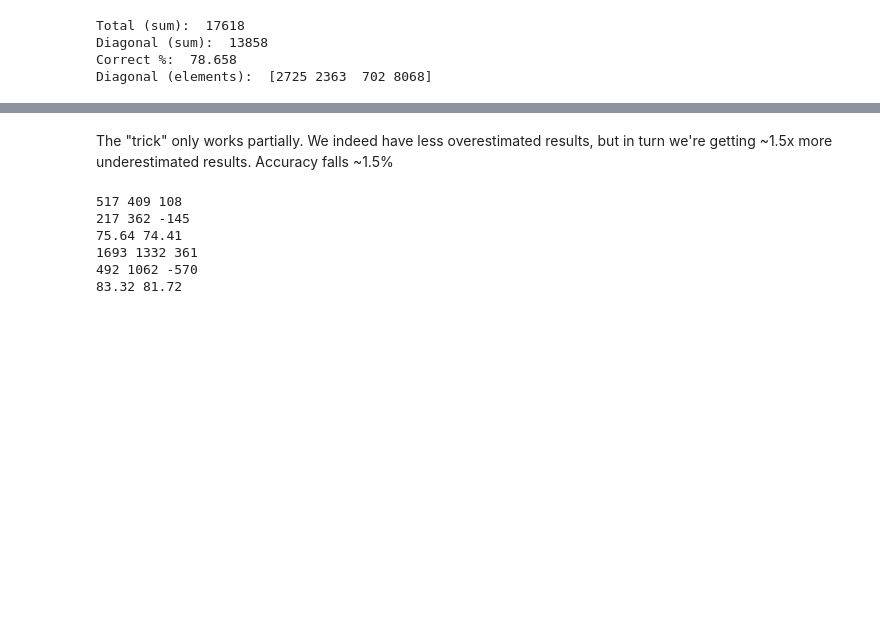
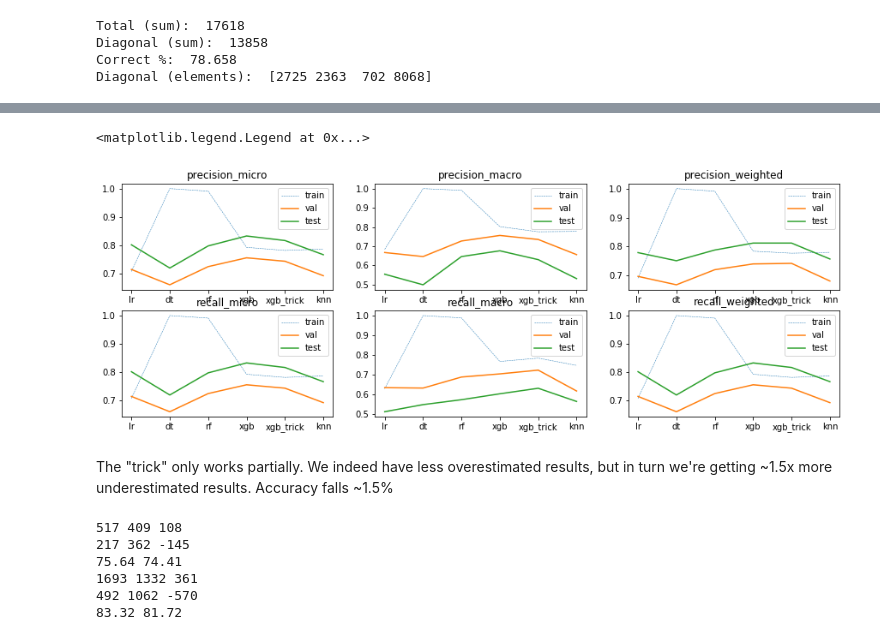
Before and after one commit to TsarSPb/Haustiere, a Jupyter notebook: CMAPSS/CMAPS.ipynb, the cells around one changed output, grey strips where cells are left out. Drawn from its saved outputs; the diff is of its cells as text; code cells hidden in the pictures; blank space fills up the shorter version.

Commit message:
Hzf. Precision, recall Hzf. Grafik für f1, precision, recall

```diff
--- a/CMAPSS/CMAPS.ipynb
+++ b/CMAPSS/CMAPS.ipynb
@@ -1623,3 +1698,46 @@ overestimated_train[3:5],underestimated_train[3:5]
+# %%
+plot_rows = 2
+plot_cols = 3
+plt.figure(figsize=(15,5))
+plt.subplot(plot_rows,plot_cols,1)
+plt.title('precision_micro')
+plt.plot(models,precision_micro_train_mean,label='train',linewidth=0.5,linestyle='dashed')
+plt.plot(models,precision_micro_val_mean,label='val')
+plt.plot(models,precision_micro_test_mean,label='test')
+plt.legend()
+plt.subplot(plot_rows,plot_cols,2)
+plt.title('precision_macro')
+plt.plot(models,precision_macro_train_mean,label='train',linewidth=0.5,linestyle='dashed')
+plt.plot(models,precision_macro_val_mean,label='val')
+plt.plot(models,precision_macro_test_mean,label='test')
+plt.legend()
+plt.subplot(plot_rows,plot_cols,3)
+plt.title('precision_weighted')
+plt.plot(models,precision_weighted_train_mean,label='train',linewidth=0.5,linestyle='dashed')
+plt.plot(models,precision_weighted_val_mean,label='val')
+plt.plot(models,precision_weighted_test_mean,label='test')
+plt.legend()
+plt.subplot(plot_rows,plot_cols,4)
+plt.title('recall_micro')
+plt.plot(models,recall_micro_train_mean,label='train',linewidth=0.5,linestyle='dashed')
+plt.plot(models,recall_micro_val_mean,label='val')
+plt.plot(models,recall_micro_test_mean,label='test')
+plt.legend()
+plt.subplot(plot_rows,plot_cols,5)
+plt.title('recall_macro')
+plt.plot(models,recall_macro_train_mean,label='train',linewidth=0.5,linestyle='dashed')
+plt.plot(models,recall_macro_val_mean,label='val')
+plt.plot(models,recall_macro_test_mean,label='test')
+plt.legend()
+plt.subplot(plot_rows,plot_cols,6)
+plt.title('recall_weighted')
+plt.plot(models,recall_weighted_train_mean,label='train',linewidth=0.5,linestyle='dashed')
+plt.plot(models,recall_weighted_val_mean,label='val')
+plt.plot(models,recall_weighted_test_mean,label='test')
+plt.legend()
+# %% [output]
+<matplotlib.legend.Legend at 0x...>
+[figure, added]
 # %% [markdown]
 The "trick" only works partially. We indeed have less overestimated results, but in turn we're getting ~1.5x more underestimated results. Accuracy falls ~1.5%
 # %%
```
Also changed, not shown: parts of 34 cells of this notebook, 1 other file.
